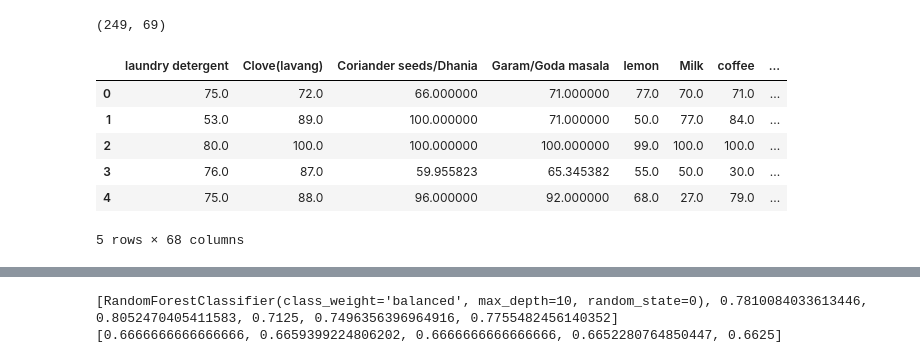
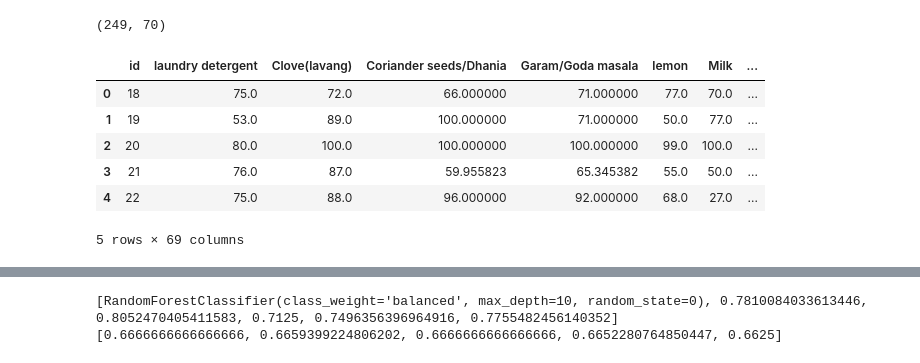
Before and after one commit to riteshcanfly/homeTestSmellTaste-analysis, a Jupyter notebook: code/covid_diagnosis_prediction.ipynb, the cells around one changed output, grey strips where cells are left out. Drawn from its saved outputs; the diff is of its cells as text; code cells hidden in the pictures.

```diff
--- a/code/covid_diagnosis_prediction.ipynb
+++ b/code/covid_diagnosis_prediction.ipynb
@@ -1,15 +1,15 @@
 # %%
 import pandas as pd
-df=pd.read_csv('../dataset/covid_survey_data.csv')
+df=pd.read_csv('../dataset/covid_survey_sel_data_new.csv')
 print(df.shape)
 df.drop(columns=['Unnamed: 0'],inplace=True)
 df.head(5)
 # %% [output]
-(249, 69)
+(249, 70)
-|  | laundry detergent | Clove(lavang) | Coriander seeds/Dhania | Garam/Goda masala | lemon | Milk | coffee | ... |
-| 0 | 75.0 | 72.0 | 66.000000 | 71.000000 | 77.0 | 70.0 | 71.0 | ... |
-| 1 | 53.0 | 89.0 | 100.000000 | 71.000000 | 50.0 | 77.0 | 84.0 | ... |
-| 2 | 80.0 | 100.0 | 100.000000 | 100.000000 | 99.0 | 100.0 | 100.0 | ... |
-| 3 | 76.0 | 87.0 | 59.955823 | 65.345382 | 55.0 | 50.0 | 30.0 | ... |
-| 4 | 75.0 | 88.0 | 96.000000 | 92.000000 | 68.0 | 27.0 | 79.0 | ... |
+|  | id | laundry detergent | Clove(lavang) | Coriander seeds/Dhania | Garam/Goda masala | lemon | Milk | ... |
+| 0 | 18 | 75.0 | 72.0 | 66.000000 | 71.000000 | 77.0 | 70.0 | ... |
+| 1 | 19 | 53.0 | 89.0 | 100.000000 | 71.000000 | 50.0 | 77.0 | ... |
+| 2 | 20 | 80.0 | 100.0 | 100.000000 | 100.000000 | 99.0 | 100.0 | ... |
+| 3 | 21 | 76.0 | 87.0 | 59.955823 | 65.345382 | 55.0 | 50.0 | ... |
+| 4 | 22 | 75.0 | 88.0 | 96.000000 | 92.000000 | 68.0 | 27.0 | ... |
-5 rows × 68 columns
+5 rows × 69 columns
```
Also changed, not shown: parts of 26 cells of this notebook, 2 other files.
